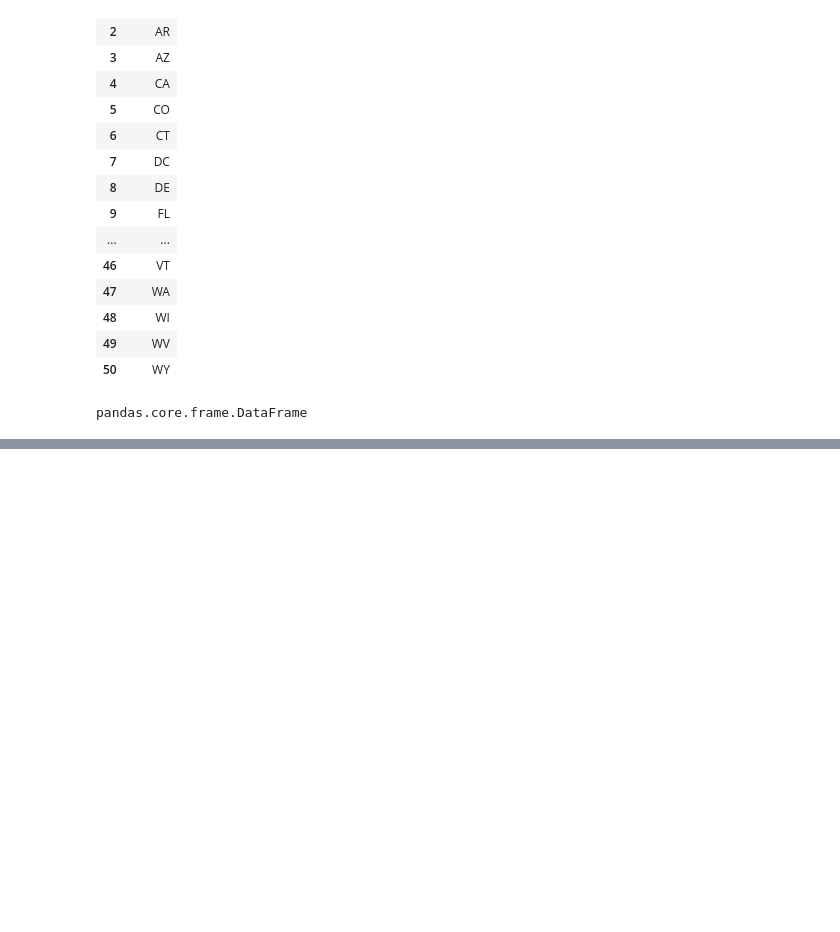
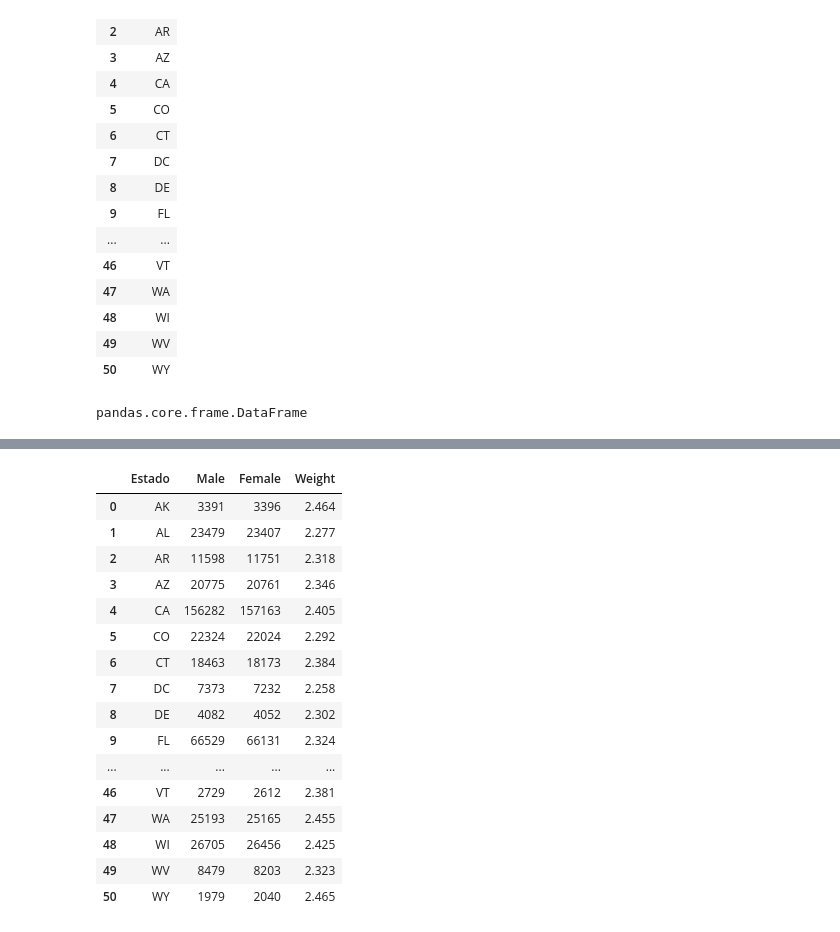
Before and after one commit to ricardocarreras/Bootcamp_DataScience_student, a Jupyter notebook: week16/labs/01_bigquery.ipynb, the cells around one changed output, grey strips where cells are left out. Cells and saved outputs as stored; diff of their text form; code cells hidden in the pictures; blank space fills up the shorter version.

```diff
--- a/week16/labs/01_bigquery.ipynb
+++ b/week16/labs/01_bigquery.ipynb
@@ -52,0 +258,39 @@ pandas.core.frame.DataFrame
+# %%
+# Selección de las columnas male, female y peso (está en pounds)
+q_3 = """
+    SELECT
+            state AS Estado,
+            SUM(IF(is_male = TRUE, 1, 0)) AS Male,
+            SUM(IF(is_male = FALSE, 1, 0)) AS Female,
+            ROUND(AVG((weight_pounds * 0.453592)),3) AS Weight
+    FROM `bigquery-public-data.samples.natality`
+    WHERE
+      NOT IS_NAN(plurality) AND plurality > 1 AND state IS NOT NULL
+    GROUP BY
+      state
+    ORDER BY
+      state
+"""
+# %%
+# Lanzamos el job
+query_job = client.query(q_3)
+df_q3 = query_job.to_dataframe()
+df_q3
+# %% [output]
+|  | Estado | Male | Female | Weight |
+| 0 | AK | 3391 | 3396 | 2.464 |
+| 1 | AL | 23479 | 23407 | 2.277 |
+| 2 | AR | 11598 | 11751 | 2.318 |
+| 3 | AZ | 20775 | 20761 | 2.346 |
+| 4 | CA | 156282 | 157163 | 2.405 |
+| 5 | CO | 22324 | 22024 | 2.292 |
+| 6 | CT | 18463 | 18173 | 2.384 |
+| 7 | DC | 7373 | 7232 | 2.258 |
+| 8 | DE | 4082 | 4052 | 2.302 |
+| 9 | FL | 66529 | 66131 | 2.324 |
+| ... | ... | ... | ... | ... |
+| 46 | VT | 2729 | 2612 | 2.381 |
+| 47 | WA | 25193 | 25165 | 2.455 |
+| 48 | WI | 26705 | 26456 | 2.425 |
+| 49 | WV | 8479 | 8203 | 2.323 |
+| 50 | WY | 1979 | 2040 | 2.465 |
```
Also changed, not shown: parts of 5 cells of this notebook.
